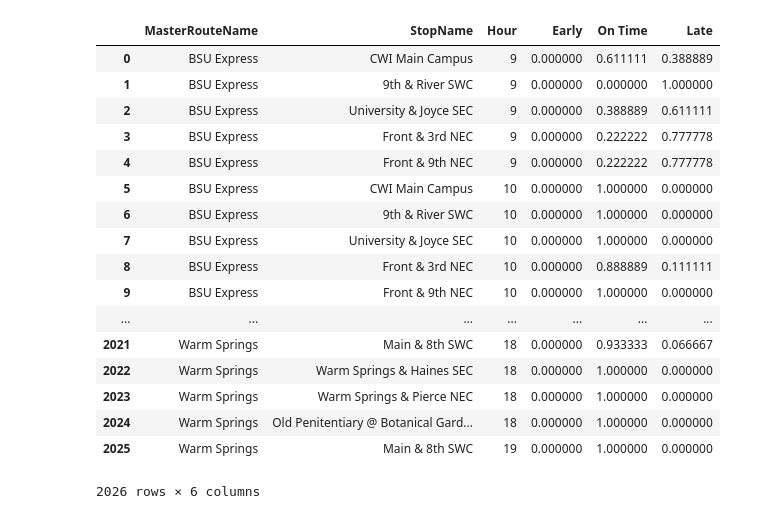
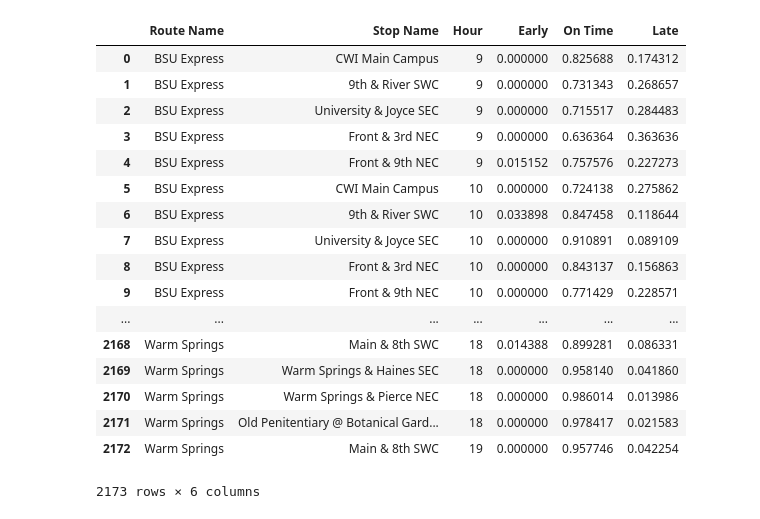
Before and after one commit to bcparker21/VRT_PythonScripts, a Jupyter notebook: Performance/OnTimePerformance/TimeOfDayOTP.ipynb, the cells around one changed output. Drawn from its saved outputs; the diff is of its cells as text; code cells hidden in the pictures.

```diff
--- a/Performance/OnTimePerformance/TimeOfDayOTP.ipynb
+++ b/Performance/OnTimePerformance/TimeOfDayOTP.ipynb
@@ -51,55 +68,58 @@ button_run.grid(column=0,row=3)
 root.mainloop()
+# %%
+def appendOTPFiles(folder):
+    df=pd.DataFrame()
+    for i in os.listdir(folder):
+        df=df.append(pd.read_csv(folder+"/"+i,parse_dates=['ScheduledStopTime']))
+    return df
 # %%
-def ToDOTP(folder,route_short_name,gtfs=readOnlineFeed(r"http://valleyregionaltransit.org/gtfs/VRT_Transit1.zip"),save_file=None,route=None):
+def ToDOTP(folder,route_long_name,gtfs=readOnlineFeed(r"http://valleyregionaltransit.org/gtfs/VRT_Transit1.zip"),save_file=None,route=None):
     feed=gtfs.stop_times.merge(gtfs.stops).merge(gtfs.trips).merge(gtfs.routes)
-    if route_short_name!='All':
-        feed=feed.loc[feed['route_short_name']==route_short_name]
-    feed['Route Name']=feed['route_short_name']+" "+feed['route_long_name']
-    df=pd.DataFrame()
-    for i in os.listdir(folder):
-        df=df.append(pd.read_csv(folder+"/"+i,parse_dates=['ScheduledStopTime']))
-    if route_short_name!='All':
-        df=df.loc[df['MasterRouteName']==feed['route_long_name'].iloc[0]]
+    if route_long_name!='All':
+        feed=feed.loc[feed['route_long_name']==route_long_name]
+    feed['Route Name']=feed['route_long_name']+" "+feed['route_long_name']
+    df=appendOTPFiles(folder)
+    if route_long_name!='All':
+        df=df.loc[df['MasterRouteName']==route_long_name]
     df['Count']=1
     df['Early']=df['MinutesEarly']>0
     df['On Time']=(df['MinutesEarly']==0)&(df['MinutesLate']==0)
     df['Late']=df['MinutesLate']>0
     df['Hour']=df['ScheduledStopTime'].dt.hour
     outdf=pd.DataFrame(columns=['Early','On Time','Late','Count'])
     group_cols=['MasterRouteName','TripName','StopName','StopOrder','Hour']
     outdf['Early']=df.groupby(group_cols)['Early'].sum()
     outdf['On Time']=df.groupby(group_cols)['On Time'].sum()
     outdf['Late']=df.groupby(group_cols)['Late'].sum()
     outdf['Count']=df.groupby(group_cols)['Count'].sum()
     outdf.reset_index(inplace=True)
     outdf.sort_values(['MasterRouteName','TripName','StopOrder','StopName','Hour'],inplace=True)
     outdf=outdf.groupby(['MasterRouteName','StopName','Hour'],as_index=False,sort=False).sum()
     outdf['Early']=outdf['Early']/outdf['Count']
     outdf['On Time']=outdf['On Time']/outdf['Count']
     outdf['Late']=outdf['Late']/outdf['Count']
     outdf=outdf[['MasterRouteName','StopName','Hour','Early','On Time','Late']]
-    outdf.rename({'MasterRouteName':'Route Name','StopName':'Stop Name'},inplace=True)
+    outdf.rename({'MasterRouteName':'Route Name','StopName':'Stop Name'},axis=1,inplace=True)
     if save_file:
         outdf.to_excel(save_file,index=False)
     return outdf
-ToDOTP(root.otp,root.route)
-# ToDOTP(root.otp,root.route,save_file=root.save_file)
+ToDOTP(root.otp,root.route,save_file=root.save_excel_file)
 # %% [output]
-|  | MasterRouteName | StopName | Hour | Early | On Time | Late |
-| 0 | BSU Express | CWI Main Campus | 9 | 0.000000 | 0.611111 | 0.388889 |
-| 1 | BSU Express | 9th & River SWC | 9 | 0.000000 | 0.000000 | 1.000000 |
-| 2 | BSU Express | University & Joyce SEC | 9 | 0.000000 | 0.388889 | 0.611111 |
-| 3 | BSU Express | Front & 3rd NEC | 9 | 0.000000 | 0.222222 | 0.777778 |
-| 4 | BSU Express | Front & 9th NEC | 9 | 0.000000 | 0.222222 | 0.777778 |
-| 5 | BSU Express | CWI Main Campus | 10 | 0.000000 | 1.000000 | 0.000000 |
-| 6 | BSU Express | 9th & River SWC | 10 | 0.000000 | 1.000000 | 0.000000 |
-| 7 | BSU Express | University & Joyce SEC | 10 | 0.000000 | 1.000000 | 0.000000 |
-| 8 | BSU Express | Front & 3rd NEC | 10 | 0.000000 | 0.888889 | 0.111111 |
-| 9 | BSU Express | Front & 9th NEC | 10 | 0.000000 | 1.000000 | 0.000000 |
+|  | Route Name | Stop Name | Hour | Early | On Time | Late |
+| 0 | BSU Express | CWI Main Campus | 9 | 0.000000 | 0.825688 | 0.174312 |
+| 1 | BSU Express | 9th & River SWC | 9 | 0.000000 | 0.731343 | 0.268657 |
+| 2 | BSU Express | University & Joyce SEC | 9 | 0.000000 | 0.715517 | 0.284483 |
+| 3 | BSU Express | Front & 3rd NEC | 9 | 0.000000 | 0.636364 | 0.363636 |
+| 4 | BSU Express | Front & 9th NEC | 9 | 0.015152 | 0.757576 | 0.227273 |
+| 5 | BSU Express | CWI Main Campus | 10 | 0.000000 | 0.724138 | 0.275862 |
+| 6 | BSU Express | 9th & River SWC | 10 | 0.033898 | 0.847458 | 0.118644 |
+| 7 | BSU Express | University & Joyce SEC | 10 | 0.000000 | 0.910891 | 0.089109 |
+| 8 | BSU Express | Front & 3rd NEC | 10 | 0.000000 | 0.843137 | 0.156863 |
+| 9 | BSU Express | Front & 9th NEC | 10 | 0.000000 | 0.771429 | 0.228571 |
 | ... | ... | ... | ... | ... | ... | ... |
-| 2021 | Warm Springs | Main & 8th SWC | 18 | 0.000000 | 0.933333 | 0.066667 |
-| 2022 | Warm Springs | Warm Springs & Haines SEC | 18 | 0.000000 | 1.000000 | 0.000000 |
-| 2023 | Warm Springs | Warm Springs & Pierce NEC | 18 | 0.000000 | 1.000000 | 0.000000 |
-| 2024 | Warm Springs | Old Penitentiary @ Botanical Gard... | 18 | 0.000000 | 1.000000 | 0.000000 |
-| 2025 | Warm Springs | Main & 8th SWC | 19 | 0.000000 | 1.000000 | 0.000000 |
+| 2168 | Warm Springs | Main & 8th SWC | 18 | 0.014388 | 0.899281 | 0.086331 |
+| 2169 | Warm Springs | Warm Springs & Haines SEC | 18 | 0.000000 | 0.958140 | 0.041860 |
+| 2170 | Warm Springs | Warm Springs & Pierce NEC | 18 | 0.000000 | 0.986014 | 0.013986 |
+| 2171 | Warm Springs | Old Penitentiary @ Botanical Gard... | 18 | 0.000000 | 0.978417 | 0.021583 |
+| 2172 | Warm Springs | Main & 8th SWC | 19 | 0.000000 | 0.957746 | 0.042254 |
-2026 rows × 6 columns
+2173 rows × 6 columns
```
Also changed, not shown: parts of 5 cells of this notebook, 4 other files.
